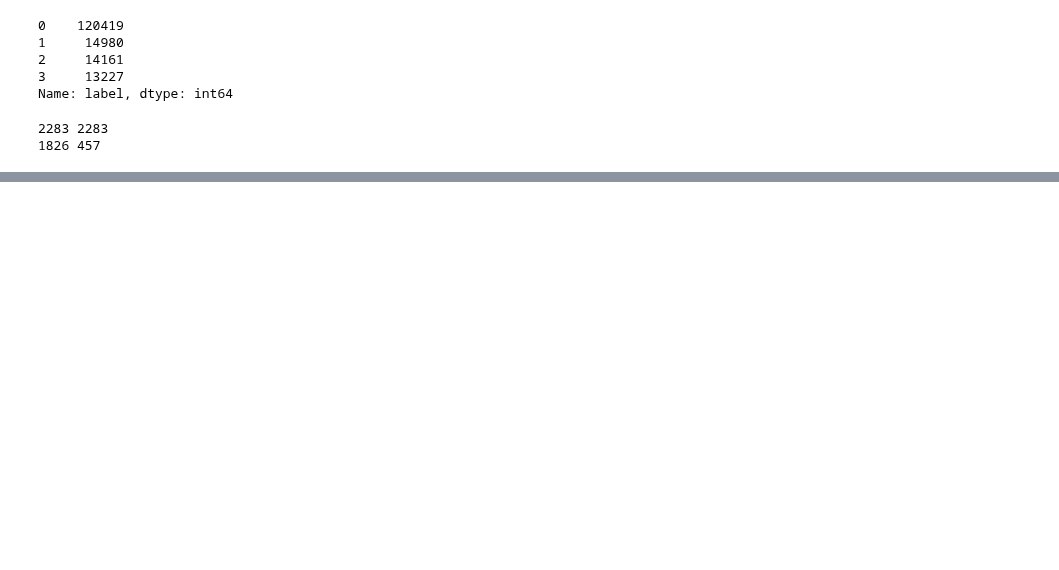
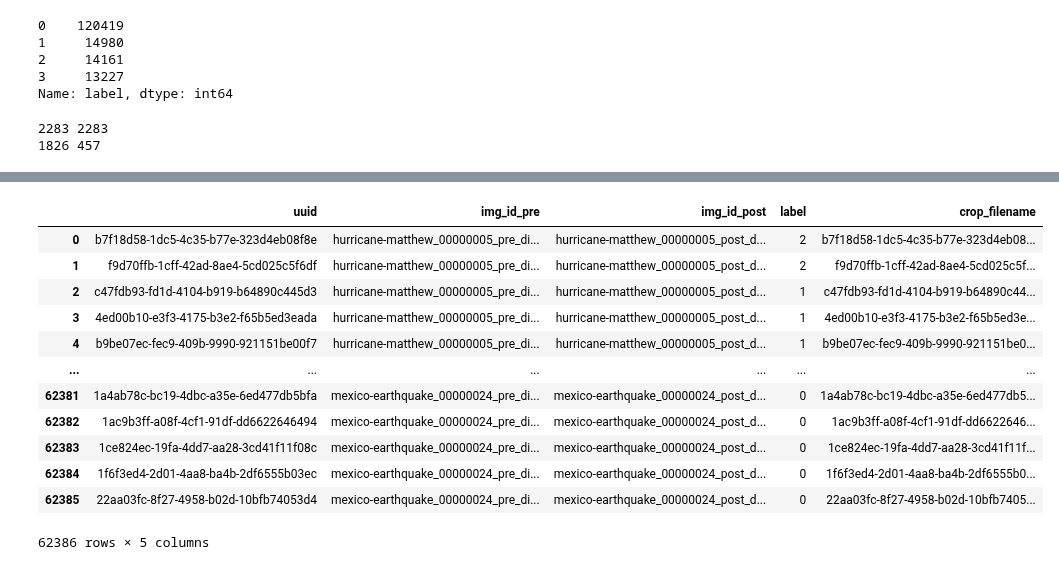
Before and after one commit to wwymak/spacenet-buildings, a Jupyter notebook: xview2/improve classification with bagging.ipynb, the cells around one changed output, grey strips where cells are left out. Cells and saved outputs as stored; diff of their text form; code cells hidden in the pictures; blank space fills up the shorter version.

```diff
--- a/xview2/improve classification with bagging.ipynb
+++ b/xview2/improve classification with bagging.ipynb
@@ -115,0 +203,16 @@ for i in range(0, len(classification_labels_0) , label_0_per_bag):
+# %%
+datasets[0]
+# %% [output]
+|  | uuid | img_id_pre | img_id_post | label | crop_filename |
+| 0 | b7f18d58-1dc5-4c35-b77e-323d4eb08f8e | hurricane-matthew_00000005_pre_di... | hurricane-matthew_00000005_post_d... | 2 | b7f18d58-1dc5-4c35-b77e-323d4eb08... |
+| 1 | f9d70ffb-1cff-42ad-8ae4-5cd025c5f6df | hurricane-matthew_00000005_pre_di... | hurricane-matthew_00000005_post_d... | 2 | f9d70ffb-1cff-42ad-8ae4-5cd025c5f... |
+| 2 | c47fdb93-fd1d-4104-b919-b64890c445d3 | hurricane-matthew_00000005_pre_di... | hurricane-matthew_00000005_post_d... | 1 | c47fdb93-fd1d-4104-b919-b64890c44... |
+| 3 | 4ed00b10-e3f3-4175-b3e2-f65b5ed3eada | hurricane-matthew_00000005_pre_di... | hurricane-matthew_00000005_post_d... | 1 | 4ed00b10-e3f3-4175-b3e2-f65b5ed3e... |
+| 4 | b9be07ec-fec9-409b-9990-921151be00f7 | hurricane-matthew_00000005_pre_di... | hurricane-matthew_00000005_post_d... | 1 | b9be07ec-fec9-409b-9990-921151be0... |
+| ... | ... | ... | ... | ... | ... |
+| 62381 | 1a4ab78c-bc19-4dbc-a35e-6ed477db5bfa | mexico-earthquake_00000024_pre_di... | mexico-earthquake_00000024_post_d... | 0 | 1a4ab78c-bc19-4dbc-a35e-6ed477db5... |
+| 62382 | 1ac9b3ff-a08f-4cf1-91df-dd6622646494 | mexico-earthquake_00000024_pre_di... | mexico-earthquake_00000024_post_d... | 0 | 1ac9b3ff-a08f-4cf1-91df-dd6622646... |
+| 62383 | 1ce824ec-19fa-4dd7-aa28-3cd41f11f08c | mexico-earthquake_00000024_pre_di... | mexico-earthquake_00000024_post_d... | 0 | 1ce824ec-19fa-4dd7-aa28-3cd41f11f... |
+| 62384 | 1f6f3ed4-2d01-4aa8-ba4b-2df6555b03ec | mexico-earthquake_00000024_pre_di... | mexico-earthquake_00000024_post_d... | 0 | 1f6f3ed4-2d01-4aa8-ba4b-2df6555b0... |
+| 62385 | 22aa03fc-8f27-4958-b02d-10bfb74053d4 | mexico-earthquake_00000024_pre_di... | mexico-earthquake_00000024_post_d... | 0 | 22aa03fc-8f27-4958-b02d-10bfb7405... |
+62386 rows × 5 columns
```
Also changed, not shown: parts of 13 cells of this notebook, 5 other files.
